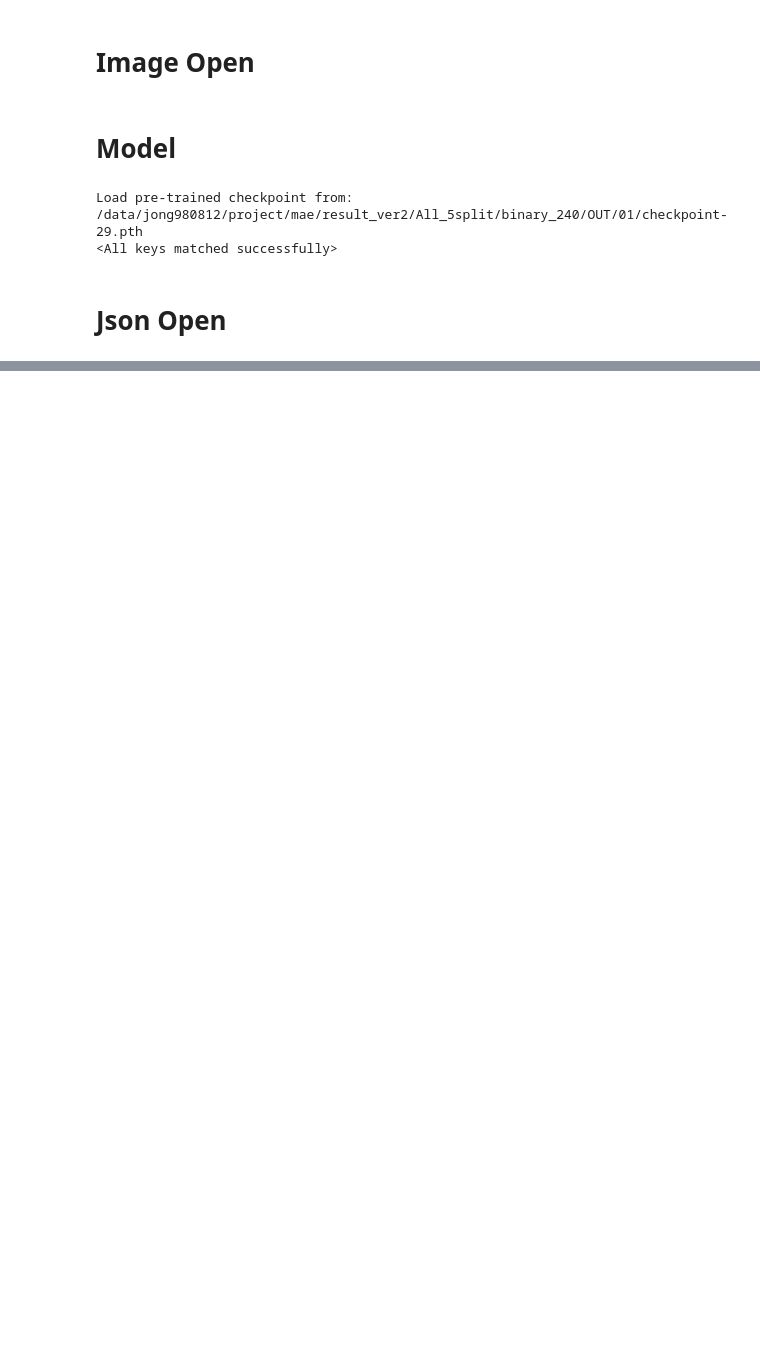
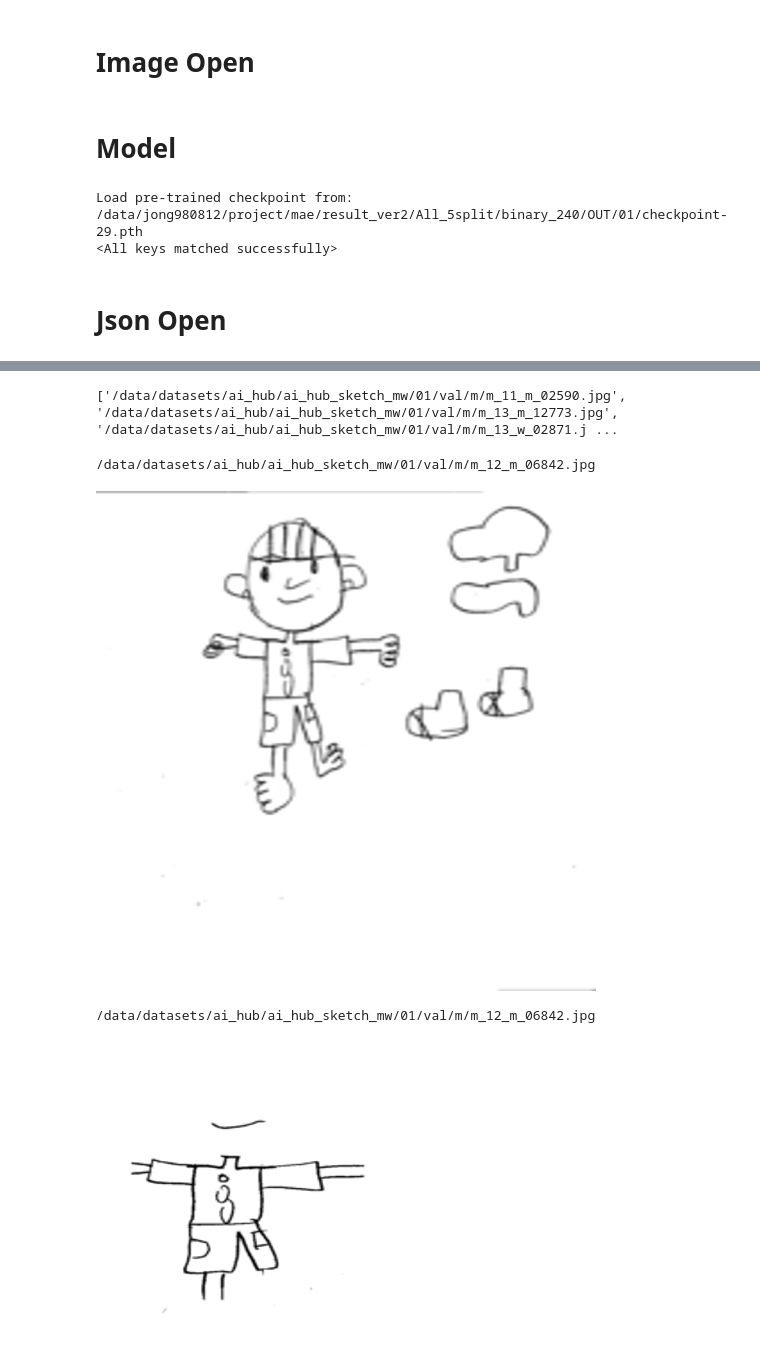
Before and after one commit to jong980812/mae, a Jupyter notebook: util/shapely_aihub.ipynb, the cells around one changed output, grey strips where cells are left out. Saved outputs shown, nothing was run; the diff lists cells and outputs as text; code cells hidden in the pictures; blank space fills up the shorter version.

Commit message:
Shapley aihub 정확도오류 해결

```diff
--- a/util/shapely_aihub.ipynb
+++ b/util/shapely_aihub.ipynb
@@ -395,0 +420,5 @@ dataset.get_empty_lower_body()
+# %%
+data=shapley_part('/data/datasets/ai_hub/ai_hub_sketch_mw/01/val/m/', '/data/datasets/ai_hub_sketch_json_asd_version/',240,transforms.Compose([transforms.Resize([224,168]),transforms.ToTensor()]))
+# data[0][0].show()
+# %% [output]
+['/data/datasets/ai_hub/ai_hub_sketch_mw/01/val/m/m_11_m_02590.jpg', '/data/datasets/ai_hub/ai_hub_sketch_mw/01/val/m/m_13_m_12773.jpg', '/data/datasets/ai_hub/ai_hub_sketch_mw/01/val/m/m_13_w_02871.j ...
@@ -395,0 +432,9 @@ dataset.get_empty_lower_body()
+# %%
+topil=transforms.ToPILImage()
+topil(data[11][1]).resize((500,500)).show()
+topil(data[11][0][4]).resize((300,300)).show()
+# %% [output]
+/data/datasets/ai_hub/ai_hub_sketch_mw/01/val/m/m_12_m_06842.jpg
+[figure, added]
+/data/datasets/ai_hub/ai_hub_sketch_mw/01/val/m/m_12_m_06842.jpg
+[figure, added]
```
Also changed, not shown: parts of 30 cells of this notebook, 4 other files.
